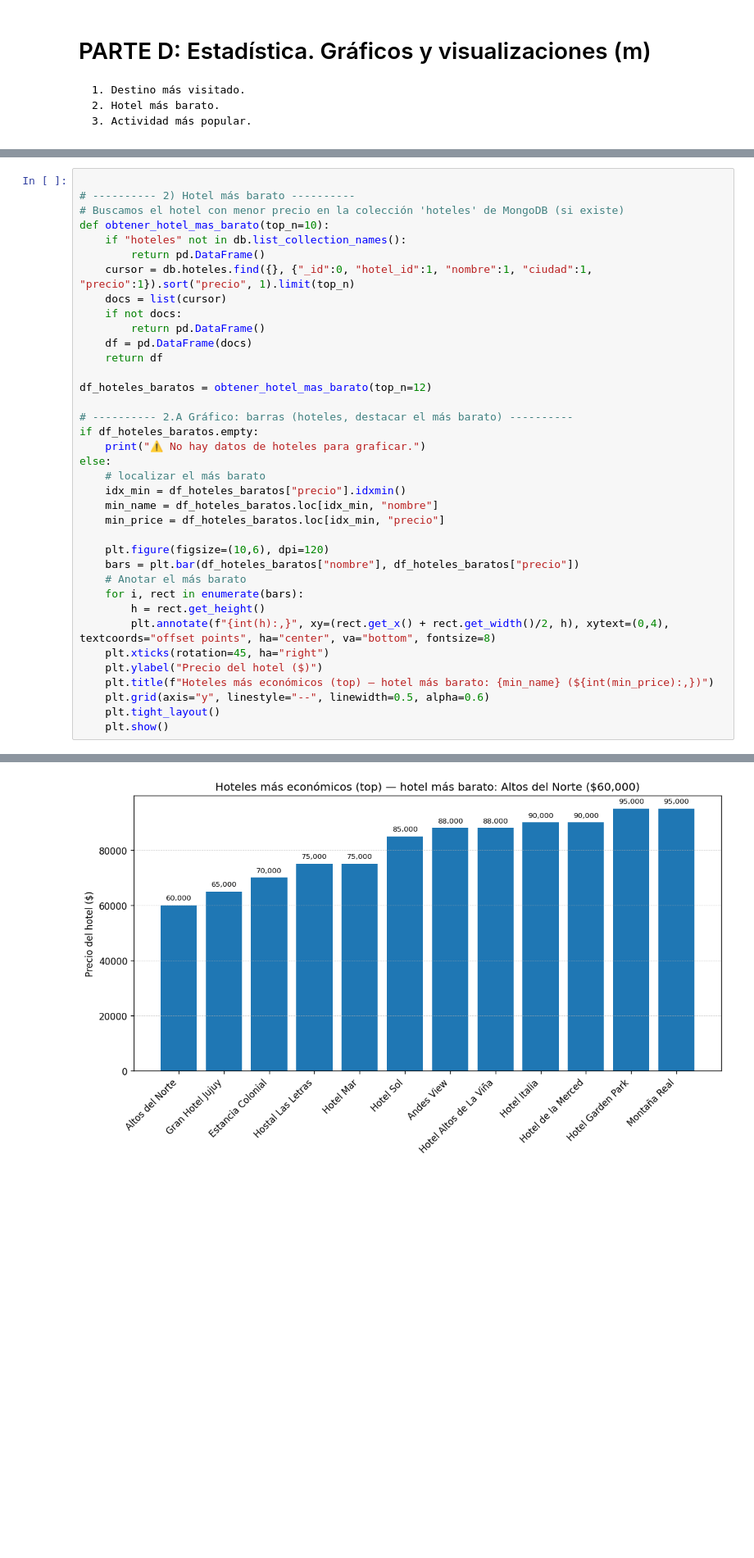
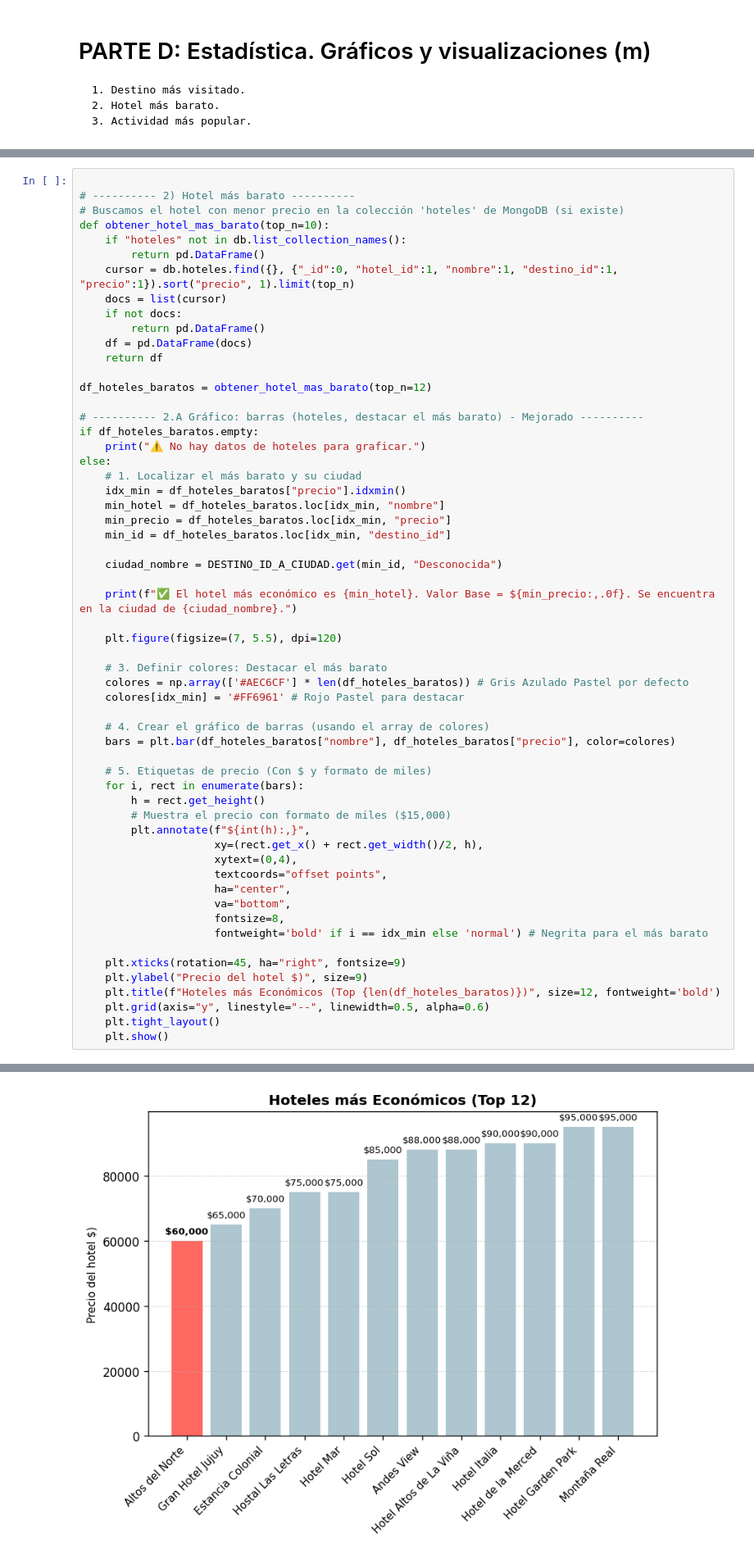
Before and after one commit to Delfina-Gonzalez/Recomendador-de-Viajes-Neo4j-Redis-MongoDB, a Jupyter notebook: notebooks/Trabajo_Integrador.ipynb, the cells around one changed output, grey strips where cells are left out. Shown: that part at 82% size. Saved outputs shown, nothing was run; the diff lists cells and outputs as text; blank space fills up the shorter version.

```diff
--- a/notebooks/Trabajo_Integrador.ipynb
+++ b/notebooks/Trabajo_Integrador.ipynb
@@ -939,7 +928,7 @@ if not df_destinos.empty:
 def obtener_hotel_mas_barato(top_n=10):
     if "hoteles" not in db.list_collection_names():
         return pd.DataFrame()
-    cursor = db.hoteles.find({}, {"_id":0, "hotel_id":1, "nombre":1, "ciudad":1, "precio":1}).sort("precio", 1).limit(top_n)
+    cursor = db.hoteles.find({}, {"_id":0, "hotel_id":1, "nombre":1, "destino_id":1, "precio":1}).sort("precio", 1).limit(top_n)
     docs = list(cursor)
     if not docs:
         return pd.DataFrame()
@@ -948,24 +937,45 @@ def obtener_hotel_mas_barato(top_n=10):
 
 df_hoteles_baratos = obtener_hotel_mas_barato(top_n=12)
 
-# ---------- 2.A Gráfico: barras (hoteles, destacar el más barato) ----------
+# ---------- 2.A Gráfico: barras (hoteles, destacar el más barato) - Mejorado ----------
 if df_hoteles_baratos.empty:
     print("⚠️ No hay datos de hoteles para graficar.")
 else:
-    # localizar el más barato
+    # 1. Localizar el más barato y su ciudad
     idx_min = df_hoteles_baratos["precio"].idxmin()
-    min_name = df_hoteles_baratos.loc[idx_min, "nombre"]
-    min_price = df_hoteles_baratos.loc[idx_min, "precio"]
+    min_hotel = df_hoteles_baratos.loc[idx_min, "nombre"]
+    min_precio = df_hoteles_baratos.loc[idx_min, "precio"]
+    min_id = df_hoteles_baratos.loc[idx_min, "destino_id"]
 
-    plt.figure(figsize=(10,6), dpi=120)
-    bars = plt.bar(df_hoteles_baratos["nombre"], df_hoteles_baratos["precio"])
-    # Anotar el más barato
+    ciudad_nombre = DESTINO_ID_A_CIUDAD.get(min_id, "Desconocida")
+
+    print(f"✅ El hotel más económico es {min_hotel}. Valor Base = ${min_precio:,.0f}. Se encuentra en la ciudad de {ciudad_nombre}.")
+
+    plt.figure(figsize=(7, 5.5), dpi=120)
+
+    # 3. Definir colores: Destacar el más barato
+    colores = np.array(['#AEC6CF'] * len(df_hoteles_baratos)) # Gris Azulado Pastel por defecto
+    colores[idx_min] = '#FF6961' # Rojo Pastel para destacar
+
+    # 4. Crear el gráfico de barras (usando el array de colores)
+    bars = plt.bar(df_hoteles_baratos["nombre"], df_hoteles_baratos["precio"], color=colores)
+
+    # 5. Etiquetas de precio (Con $ y formato de miles)
     for i, rect in enumerate(bars):
         h = rect.get_height()
-        plt.annotate(f"{int(h):,}", xy=(rect.get_x() + rect.get_width()/2, h), xytext=(0,4), textcoords="offset points", ha="center", va="bottom", fontsize=8)
-    plt.xticks(rotation=45, ha="right")
-    plt.ylabel("Precio del hotel ($)")
-    plt.title(f"Hoteles más económicos (top) — hotel más barato: {min_name} (${int(min_price):,})")
+        # Muestra el precio con formato de miles ($15,000)
+        plt.annotate(f"${int(h):,}",
+                     xy=(rect.get_x() + rect.get_width()/2, h),
+                     xytext=(0,4),
+                     textcoords="offset points",
+                     ha="center",
+                     va="bottom",
+                     fontsize=8,
+                     fontweight='bold' if i == idx_min else 'normal') # Negrita para el más barato
+
+    plt.xticks(rotation=45, ha="right", fontsize=9)
+    plt.ylabel("Precio del hotel $)", size=9)
+    plt.title(f"Hoteles más Económicos (Top {len(df_hoteles_baratos)})", size=12, fontweight='bold')
     plt.grid(axis="y", linestyle="--", linewidth=0.5, alpha=0.6)
     plt.tight_layout()
     plt.show()
@@ -973,2 +984,2 @@ else:
-[figure, old version]
+[figure, new version]
 # %%
```
Also changed, not shown: parts of 18 cells of this notebook, 1 other file.
